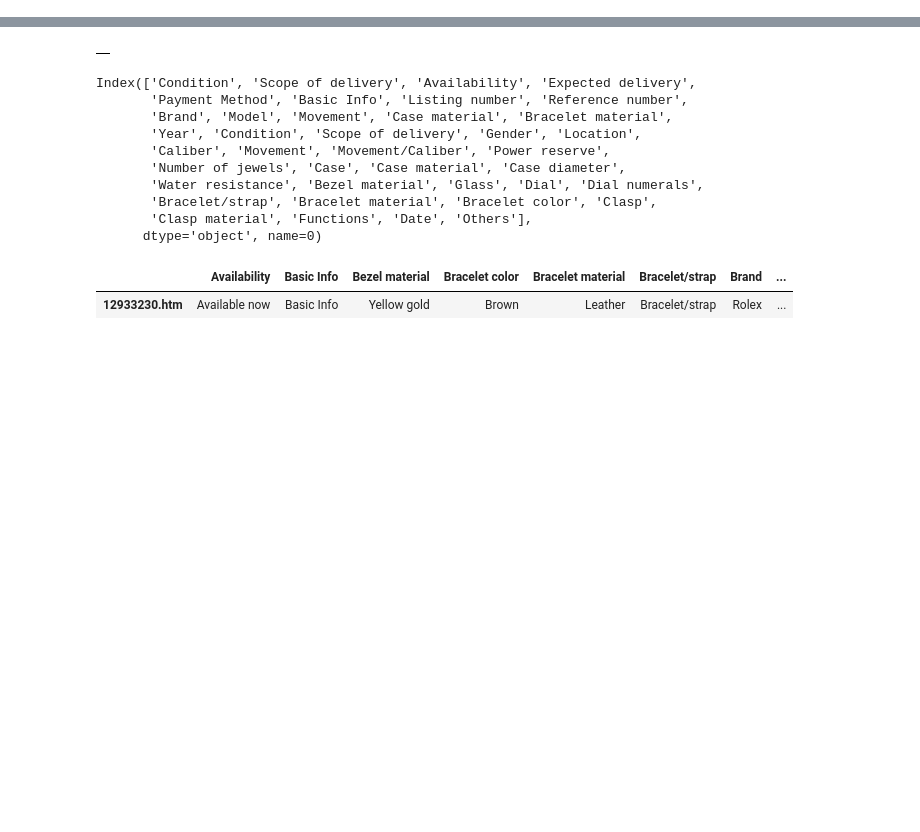
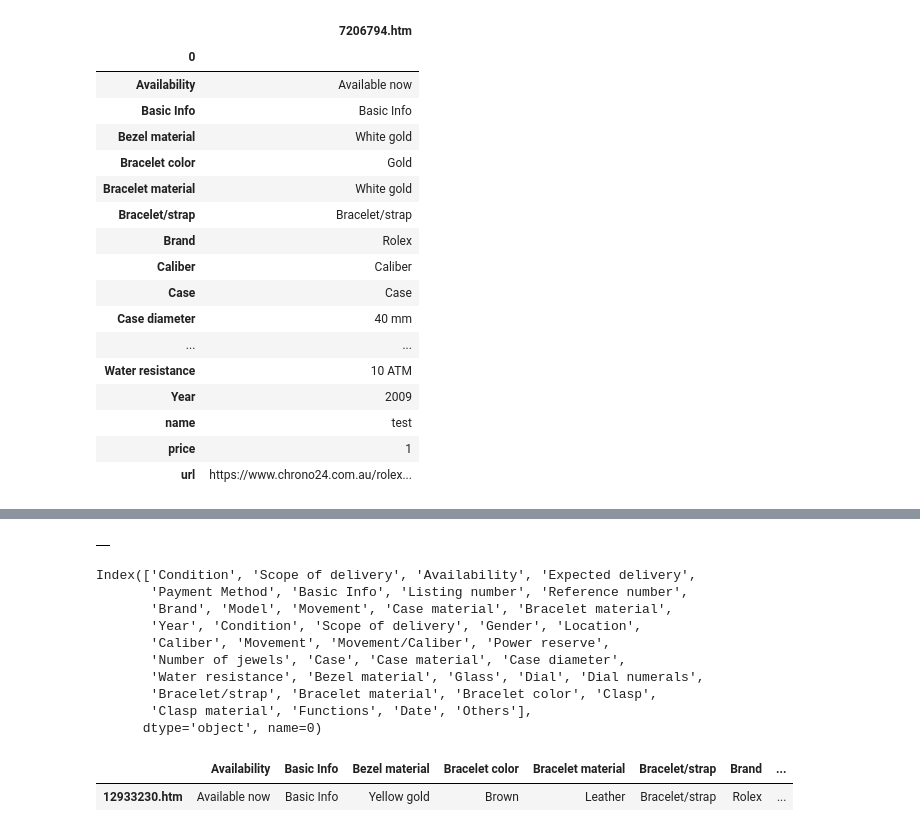
Before and after one commit to ben-muller/WatchPrice, a Jupyter notebook: Untitled.ipynb, the cells around one changed output, grey strips where cells are left out. Saved outputs shown, nothing was run; the diff lists cells and outputs as text; code cells hidden in the pictures; blank space fills up the shorter version.

Commit message:
Moved some functions to separate file

```diff
--- a/Untitled.ipynb
+++ b/Untitled.ipynb
@@ -1,30 +0,0 @@
-# %%
-import pandas as pd
-def GetWatchDetails(name, price, link):
-    url = f'https://www.chrono24.com.au/rolex/{link}'
-    try:
-        page = pd.read_html(url)
-    except Exception as e:
-        print(url)
-        print(e)
-    # df = pd.read_html(url)[0]
-    # df
-
-#     display(page[0].set_index(0).transpose())
-    # display(pd.read_html(url)[0].pivot(None,0,1))
-#     display(page[1].set_index(0).transpose())
-
-#     display(pd.concat([page[0].set_index(0).transpose(),page[1].set_index(0).transpose()], axis=1))
-    tempdf = pd.concat([page[0].set_index(0).transpose(),page[1].set_index(0).transpose()], axis=1)
-    if 'Others' in tempdf.columns:
-        tempdf = tempdf.loc[:,:'Others']
-    if 'Functions' in tempdf.columns:
-        tempdf = tempdf.loc[:,:'Functions']
-#     display(tempdf.columns)
-    tempdf['price'] = price
-    tempdf['name'] = name
-    tempdf['url'] = url
-    tempdf.index = [link]
-    tempdf = tempdf.groupby(level=0, axis=1).last()
-#     display(tempdf.columns.duplicated())
-    return(tempdf)
@@ -49,0 +7,22 @@ for index in tqdm_notebook(range(100)):
+# %%
+from ScrapeData import GetWatchDetails
+GetWatchDetails('test',1,'7206794.htm').T
+# %% [output]
+|  | 7206794.htm |
+| 0 |  |
+| Availability | Available now |
+| Basic Info | Basic Info |
+| Bezel material | White gold |
+| Bracelet color | Gold |
+| Bracelet material | White gold |
+| Bracelet/strap | Bracelet/strap |
+| Brand | Rolex |
+| Caliber | Caliber |
+| Case | Case |
+| Case diameter | 40 mm |
+| ... | ... |
+| Water resistance | 10 ATM |
+| Year | 2009 |
+| name | test |
+| price | 1 |
+| url | https://www.chrono24.com.au/rolex... |
```
Also changed, not shown: parts of 7 cells of this notebook, 1 other file.
